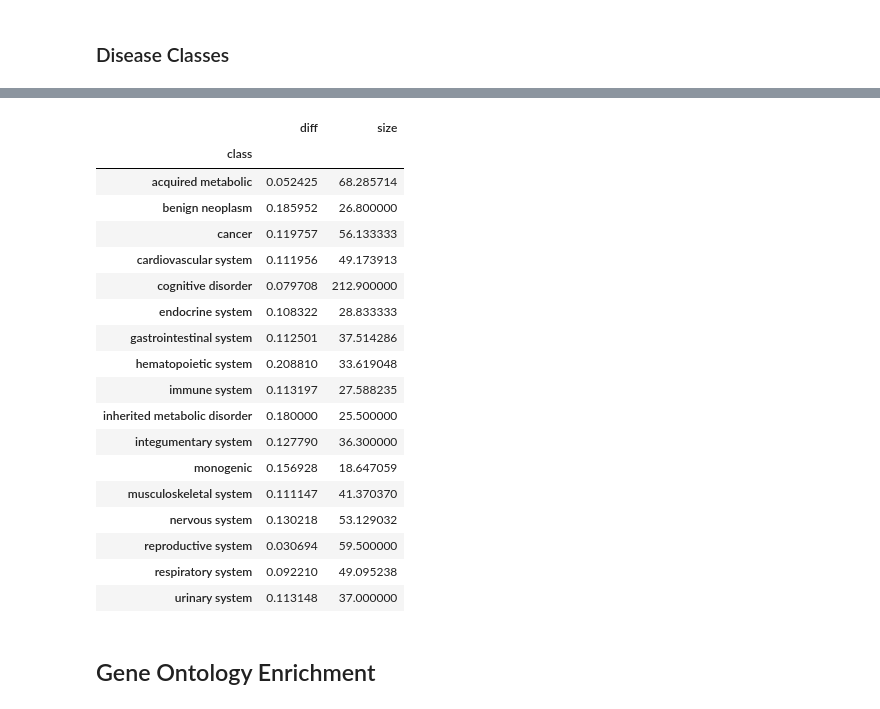
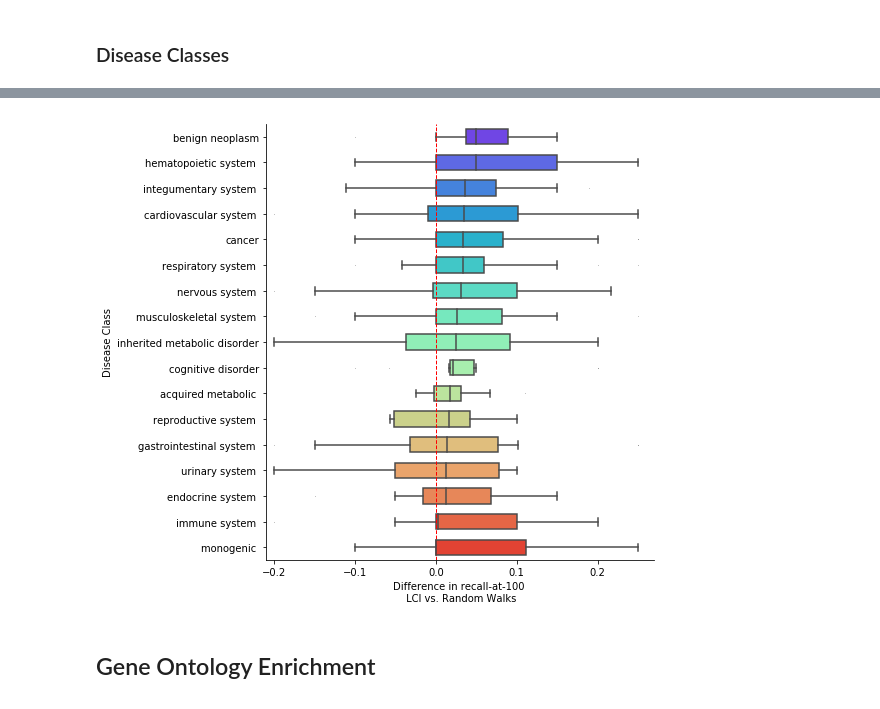
Before and after one commit to seyuboglu/milieu, a Jupyter notebook: notebooks/analysis.ipynb, the cells around one changed output, grey strips where cells are left out. Drawn from its saved outputs; the diff is of its cells as text; code cells hidden in the pictures.

```diff
--- a/notebooks/analysis.ipynb
+++ b/notebooks/analysis.ipynb
@@ -162,25 +126,17 @@ plt.savefig("experiments/dpp_evaluate/_figures/disease_classes/disease_class_box
-# %%
-joined_df.groupby(by="class").mean()
-# %% [output]
-|  | diff | size |
-| class |  |  |
-| acquired metabolic | 0.052425 | 68.285714 |
-| benign neoplasm | 0.185952 | 26.800000 |
-| cancer | 0.119757 | 56.133333 |
-| cardiovascular system | 0.111956 | 49.173913 |
-| cognitive disorder | 0.079708 | 212.900000 |
-| endocrine system | 0.108322 | 28.833333 |
-| gastrointestinal system | 0.112501 | 37.514286 |
-| hematopoietic system | 0.208810 | 33.619048 |
-| immune system | 0.113197 | 27.588235 |
-| inherited metabolic disorder | 0.180000 | 25.500000 |
-| integumentary system | 0.127790 | 36.300000 |
-| monogenic | 0.156928 | 18.647059 |
-| musculoskeletal system | 0.111147 | 41.370370 |
-| nervous system | 0.130218 | 53.129032 |
-| reproductive system | 0.030694 | 59.500000 |
-| respiratory system | 0.092210 | 49.095238 |
-| urinary system | 0.113148 | 37.000000 |
+# %%
+plt.figure(figsize=(8,7))
+sns.boxplot(data=joined_df, x="diff", y="class", order=order,
+            hue_order=order, width=0.6, fliersize=0.1, palette="rainbow",
+            orient="h")
+plt.axvline(linewidth=1, color='r', linestyle="--")
+sns.despine()
+plt.xlim(-0.21, 0.27)
+plt.ylabel("Disease Class")
+plt.xlabel("Difference in recall-at-100 \n LCI vs. Random Walks")
+plt.tight_layout()
+plt.savefig("experiments/dpp_evaluate/_figures/disease_classes/disease_class_box.pdf")
+# %% [output]
+[figure, added]
 # %% [markdown]
 ## Gene Ontology Enrichment
 # %%
```
Also changed, not shown: parts of 5 cells of this notebook, 21 other files.
